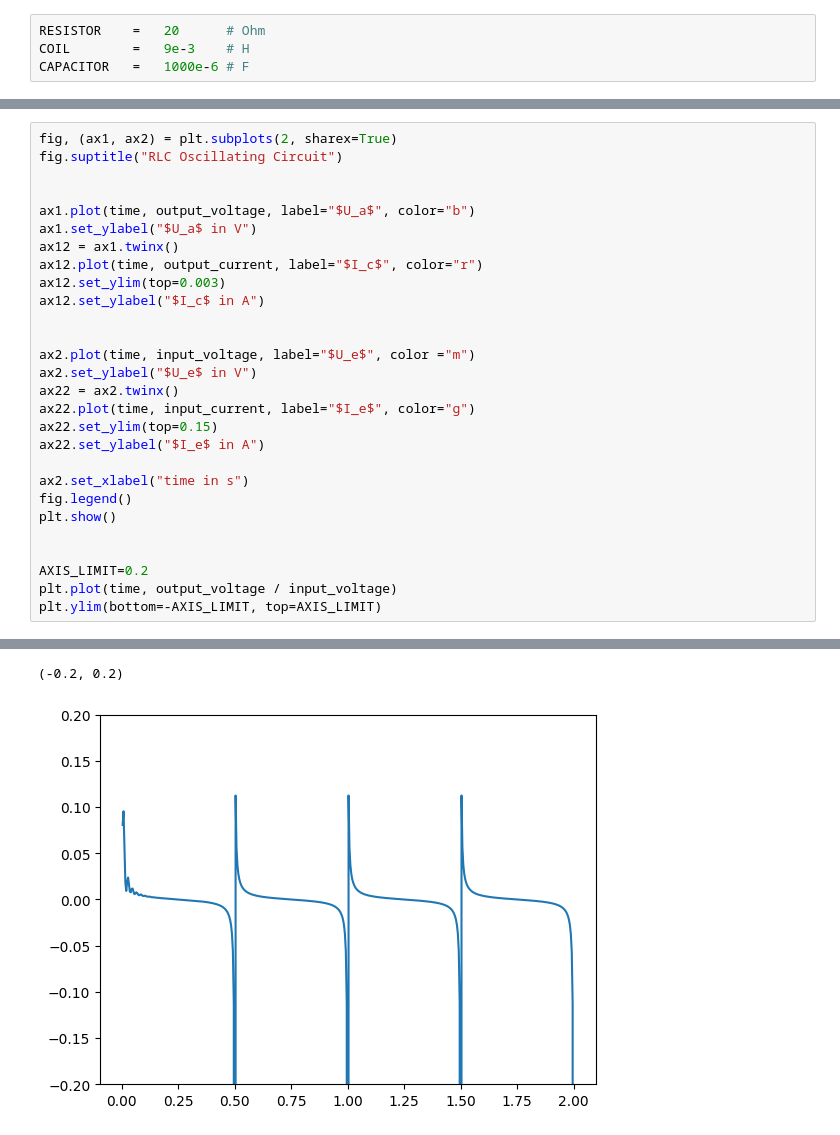
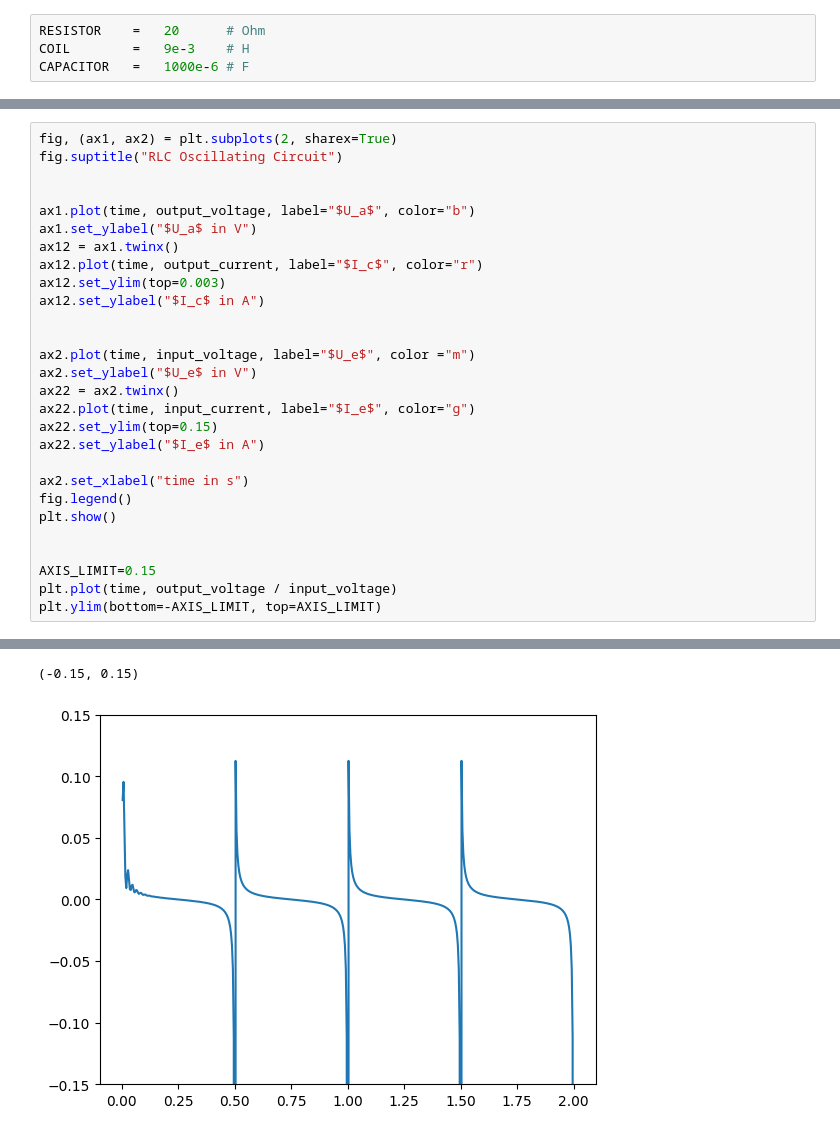
Before and after one commit to JaxRaffnix/Modellbildung-Simulation, a Jupyter notebook: exercise 3/task3.ipynb, the cells around one changed output, grey strips where cells are left out. Drawn from its saved outputs; the diff is of its cells as text.

```diff
--- a/exercise 3/task3.ipynb
+++ b/exercise 3/task3.ipynb
@@ -68,32 +34,32 @@ AttributeError: 'ModelicaSystem' object has no attribute '_omc_log_file'
 # %%
 fig, (ax1, ax2) = plt.subplots(2, sharex=True)
 fig.suptitle("RLC Oscillating Circuit")
 
 
 ax1.plot(time, output_voltage, label="$U_a$", color="b")
 ax1.set_ylabel("$U_a$ in V")
 ax12 = ax1.twinx()
 ax12.plot(time, output_current, label="$I_c$", color="r")
 ax12.set_ylim(top=0.003)
 ax12.set_ylabel("$I_c$ in A")
 
 
 ax2.plot(time, input_voltage, label="$U_e$", color ="m")
 ax2.set_ylabel("$U_e$ in V")
 ax22 = ax2.twinx()
 ax22.plot(time, input_current, label="$I_e$", color="g")
 ax22.set_ylim(top=0.15)
 ax22.set_ylabel("$I_e$ in A")
 
 ax2.set_xlabel("time in s")
 fig.legend()
 plt.show()
 
 
-AXIS_LIMIT=0.2
+AXIS_LIMIT=0.15
 plt.plot(time, output_voltage / input_voltage)
 plt.ylim(bottom=-AXIS_LIMIT, top=AXIS_LIMIT)
 # %% [output]
 [figure]
-(-0.2, 0.2)
+(-0.15, 0.15)
-[figure, old version]
+[figure, new version]
```
Also changed, not shown: parts of 4 cells of this notebook, 4 other files.
